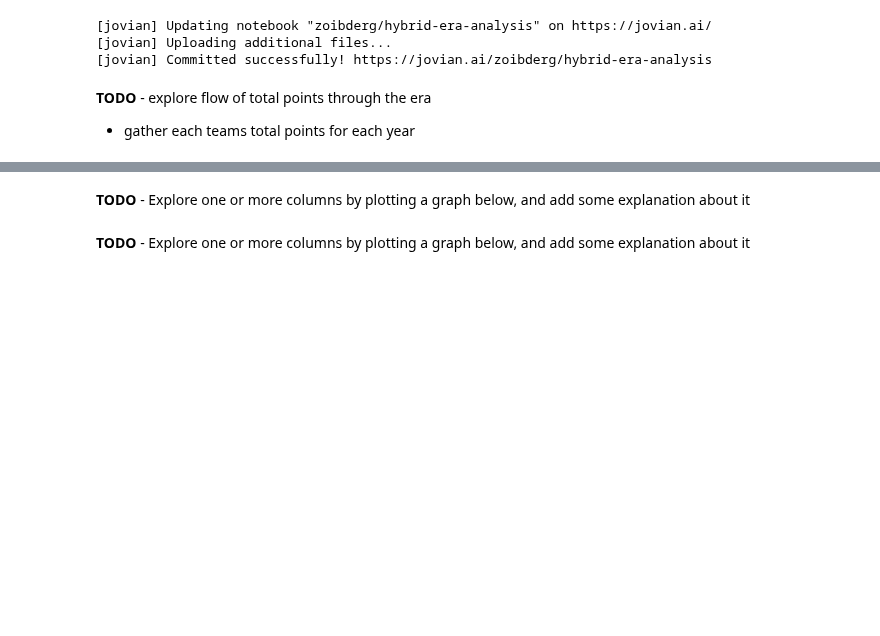
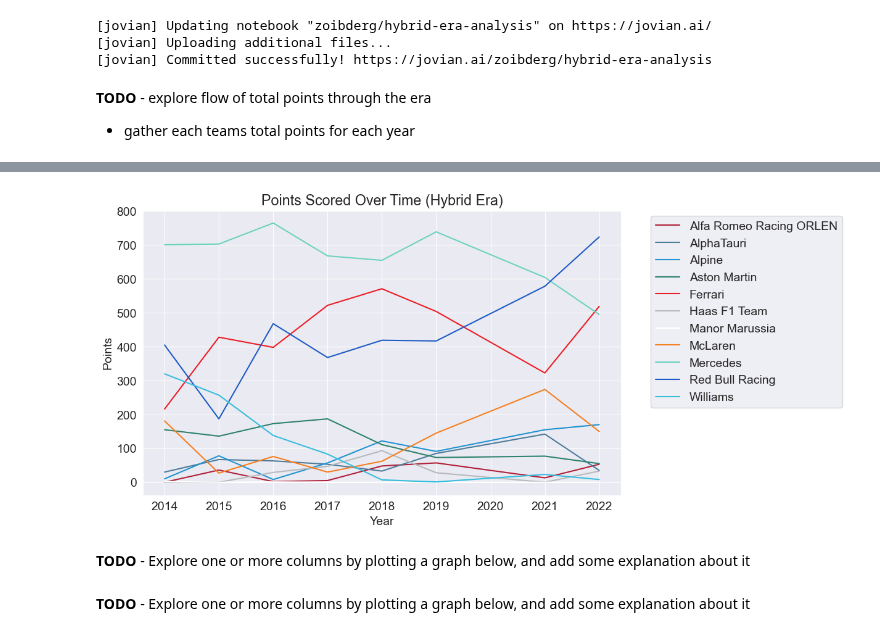
Before and after one commit to Zoibderg/F1-Analysis, a Jupyter notebook: Hybrid_Era_Analysis.ipynb, the cells around one changed output, grey strips where cells are left out. Saved outputs shown, nothing was run; the diff lists cells and outputs as text; code cells hidden in the pictures; blank space fills up the shorter version.

Commit message:
build line graph for points scored over time

```diff
--- a/Hybrid_Era_Analysis.ipynb
+++ b/Hybrid_Era_Analysis.ipynb
@@ -645,0 +681,17 @@ with contextlib.suppress(Exception):
+# %%
+# COMBINE TEAMS TO THEIR CURRNENT NAMES
+yearly_scores = yearly_scores.rename(columns={'Red Bull': 'Red Bull Racing',
+'Alfa Romeo': 'Alfa Romeo Racing ORLEN',
+'Alfa Romeo Racing': 'Alfa Romeo Racing ORLEN',
+'Sauber': 'Alfa Romeo Racing ORLEN',
+'Marussia': 'Manor Marussia',
+'Lotus F1': 'Alpine',
+'Renault': 'Alpine',
+'Force India': 'Aston Martin',
+'Racing Point': 'Aston Martin',
+'Toro Rosso': 'AlphaTauri'})
+
+# combine duplicate columns
+yearly_scores = yearly_scores.groupby(yearly_scores.columns, axis=1).sum()
+
+yearly_scores
@@ -646,3 +708,15 @@ with contextlib.suppress(Exception):
+# %%
+# plot line graph of yearly scores
+plt.figure(figsize=(10, 6))
+for team in yearly_scores.columns:
+    plt.plot(yearly_scores.index, yearly_scores[team], label=team, color=team_colors[team])
+plt.legend(bbox_to_anchor=(1.05, 1), loc='upper left')
+plt.title('Points Scored Over Time (Hybrid Era)')
+plt.xlabel('Year')
+plt.ylabel('Points')
+plt.show()
+# %% [output]
+[figure, added]
 # %% [markdown]
 **TODO** - Explore one or more columns by plotting a graph below, and add some explanation about it
 # %% [markdown]
```
Also changed, not shown: parts of 2 cells of this notebook.
